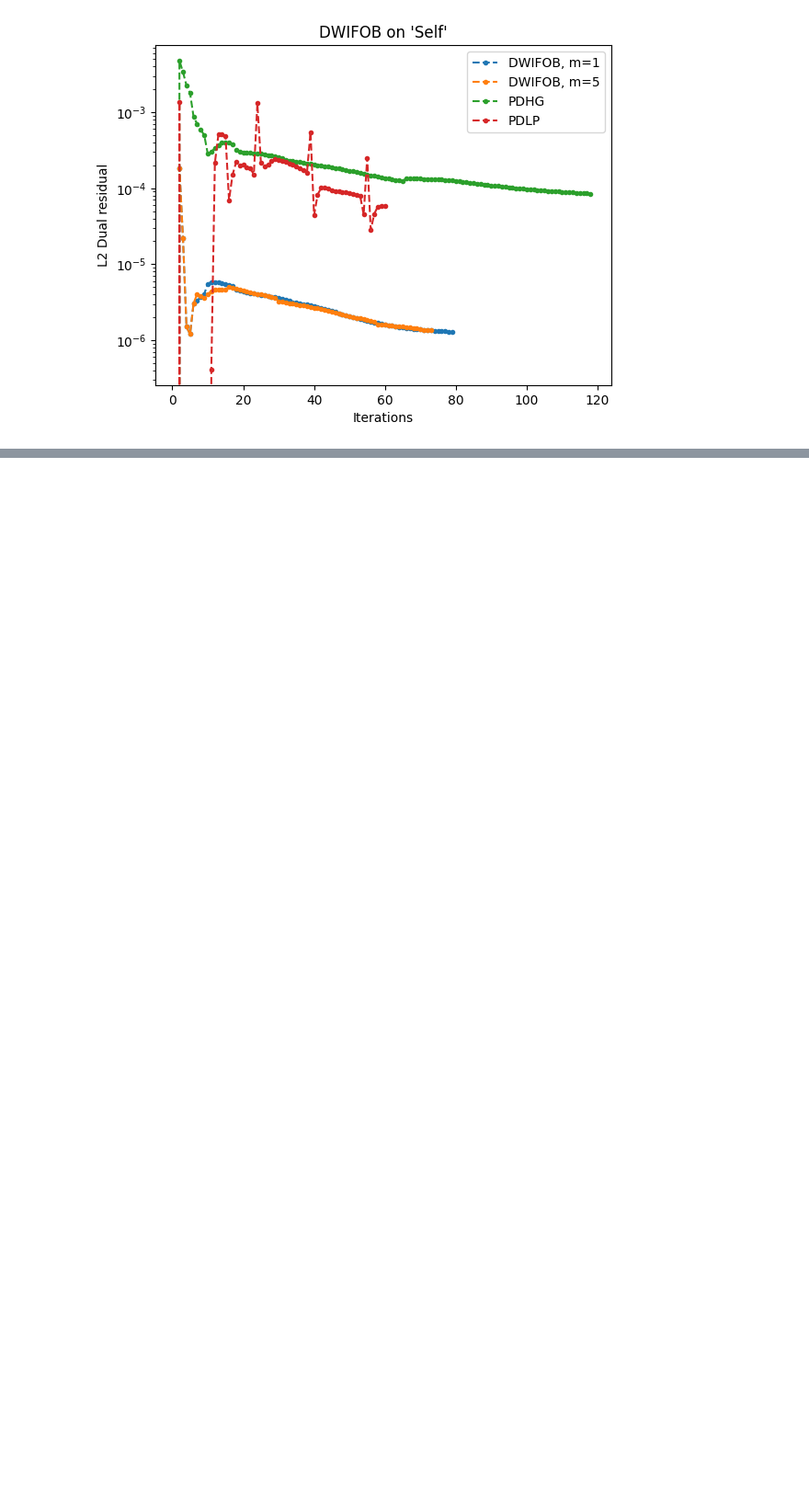
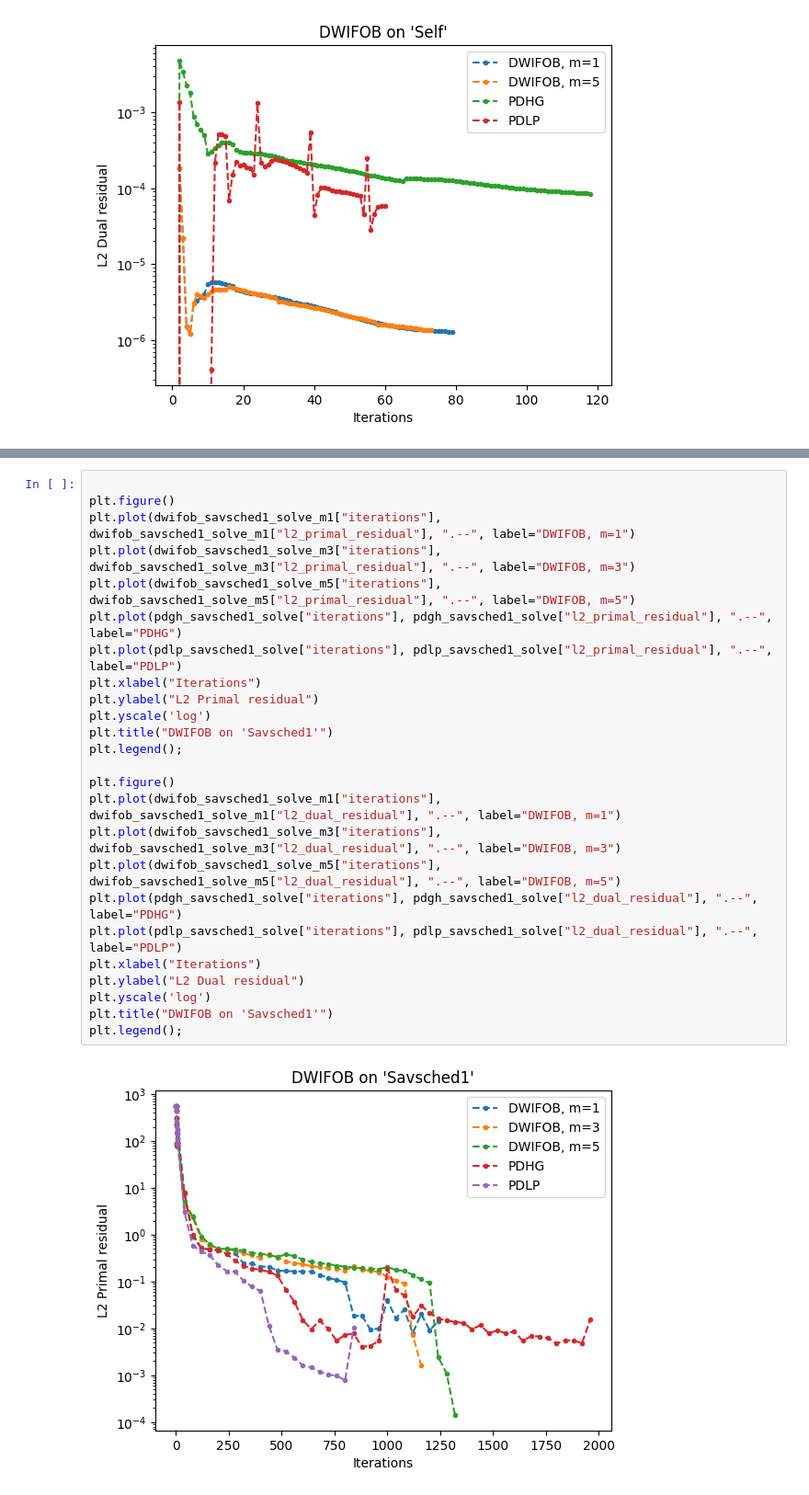
Before and after one commit to TheodorAT/MasterThesis, a Jupyter notebook: scripts/plot_convergences.ipynb, the cells around one changed output, grey strips where cells are left out. Shown at 92% size. Cells and saved outputs as stored; diff of their text form; blank space fills up the shorter version.

```diff
--- a/scripts/plot_convergences.ipynb
+++ b/scripts/plot_convergences.ipynb
@@ -281,0 +322,27 @@ plt.legend();
+# %%
+
+plt.figure()
+plt.plot(dwifob_savsched1_solve_m1["iterations"], dwifob_savsched1_solve_m1["l2_primal_residual"], ".--", label="DWIFOB, m=1")
+plt.plot(dwifob_savsched1_solve_m3["iterations"], dwifob_savsched1_solve_m3["l2_primal_residual"], ".--", label="DWIFOB, m=3")
+plt.plot(dwifob_savsched1_solve_m5["iterations"], dwifob_savsched1_solve_m5["l2_primal_residual"], ".--", label="DWIFOB, m=5")
+plt.plot(pdgh_savsched1_solve["iterations"], pdgh_savsched1_solve["l2_primal_residual"], ".--", label="PDHG")
+plt.plot(pdlp_savsched1_solve["iterations"], pdlp_savsched1_solve["l2_primal_residual"], ".--", label="PDLP")
+plt.xlabel("Iterations")
+plt.ylabel("L2 Primal residual")
+plt.yscale('log')
+plt.title("DWIFOB on 'Savsched1'")
+plt.legend();
+
+plt.figure()
+plt.plot(dwifob_savsched1_solve_m1["iterations"], dwifob_savsched1_solve_m1["l2_dual_residual"], ".--", label="DWIFOB, m=1")
+plt.plot(dwifob_savsched1_solve_m3["iterations"], dwifob_savsched1_solve_m3["l2_dual_residual"], ".--", label="DWIFOB, m=3")
+plt.plot(dwifob_savsched1_solve_m5["iterations"], dwifob_savsched1_solve_m5["l2_dual_residual"], ".--", label="DWIFOB, m=5")
+plt.plot(pdgh_savsched1_solve["iterations"], pdgh_savsched1_solve["l2_dual_residual"], ".--", label="PDHG")
+plt.plot(pdlp_savsched1_solve["iterations"], pdlp_savsched1_solve["l2_dual_residual"], ".--", label="PDLP")
+plt.xlabel("Iterations")
+plt.ylabel("L2 Dual residual")
+plt.yscale('log')
+plt.title("DWIFOB on 'Savsched1'")
+plt.legend();
+# %% [output]
+[figure, added]
```
Also changed, not shown: parts of 3 cells of this notebook, 9 other files.
